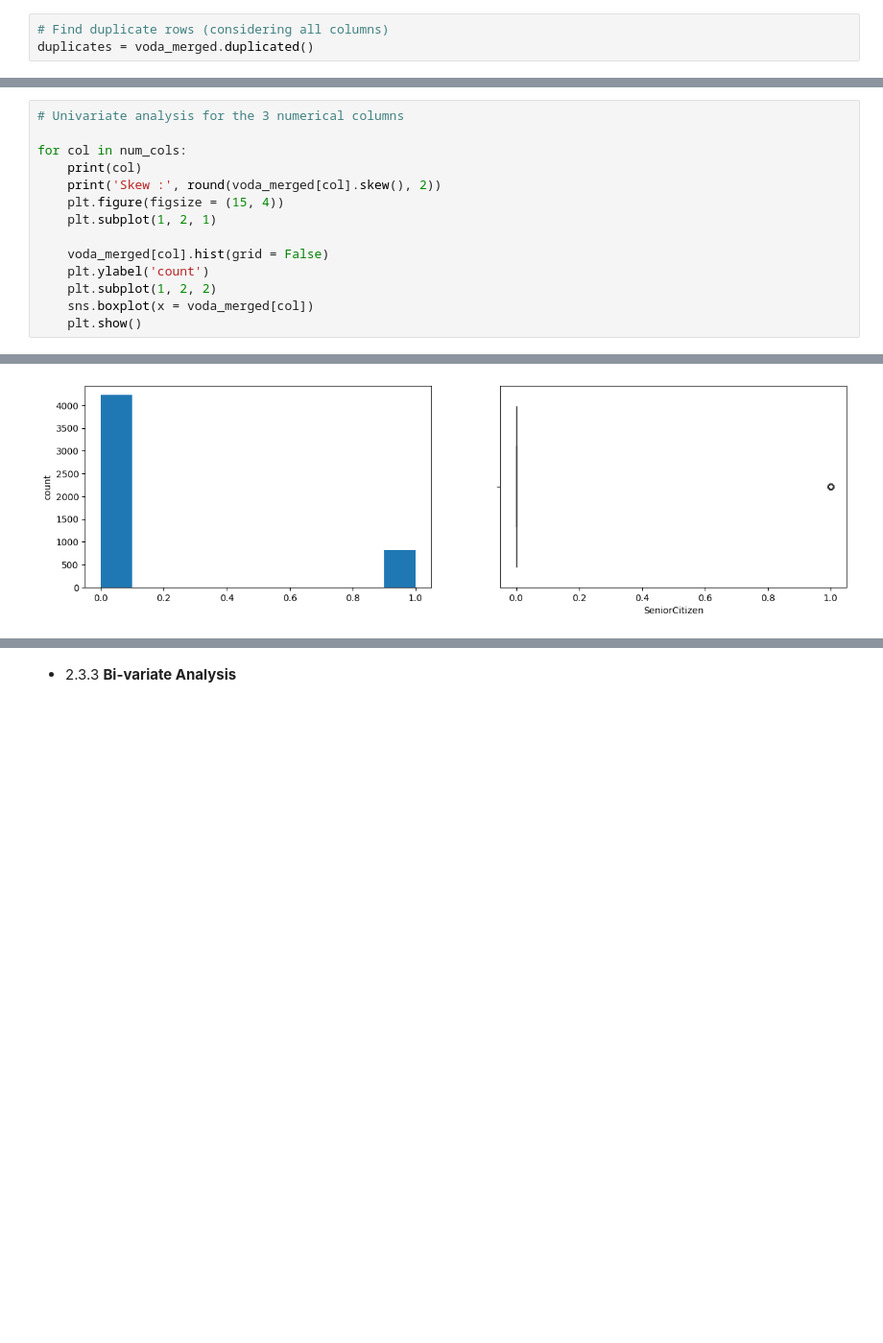
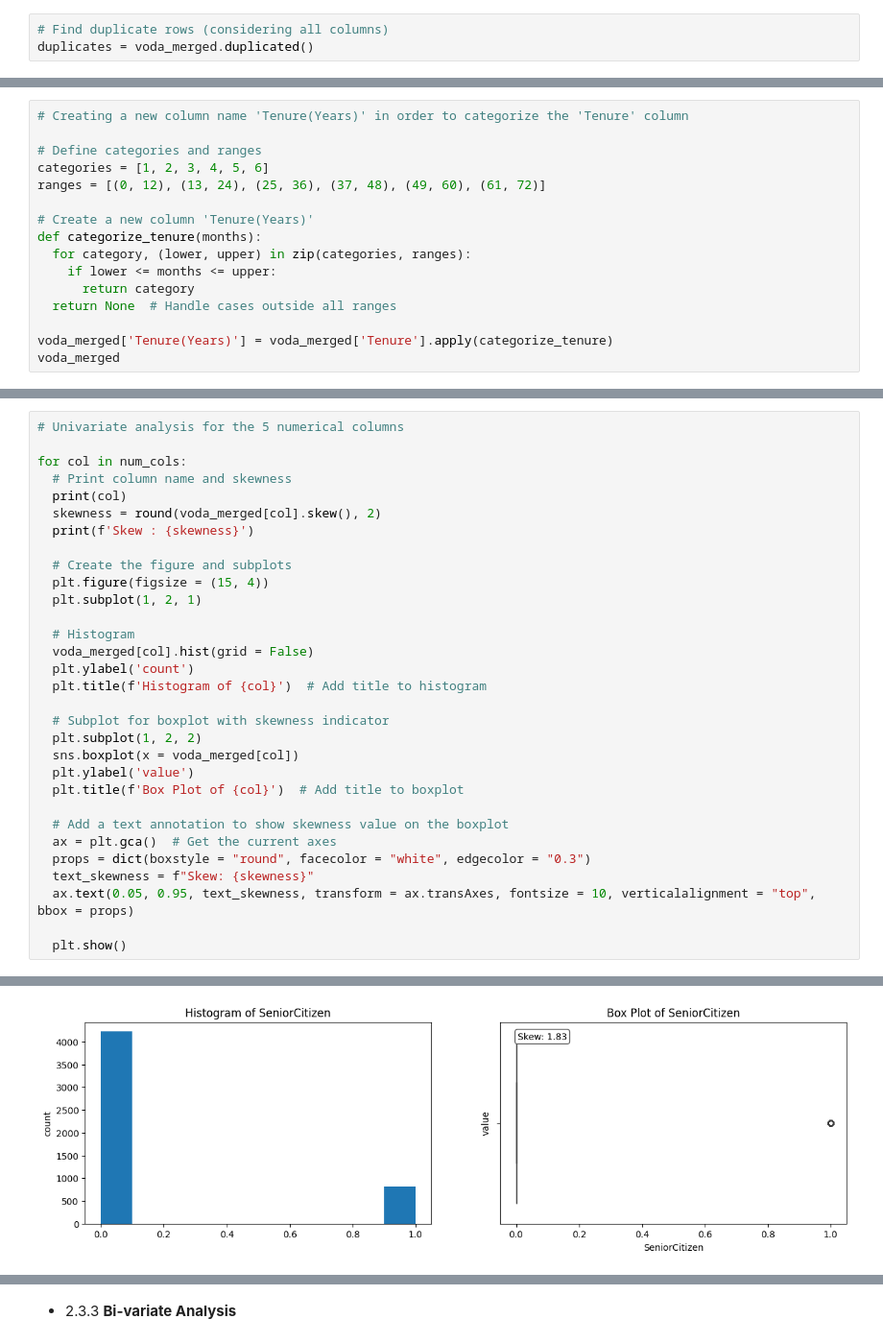
Before and after one commit to BamBamOguns/Customer-Churn-Prediction-Vodafone-Corporation-, a Jupyter notebook: notebooks/main.ipynb, the cells around one changed output, grey strips where cells are left out. Shown at 96% size. Saved outputs shown, nothing was run; the diff lists cells and outputs as text; blank space fills up the shorter version.

```diff
--- a/notebooks/main.ipynb
+++ b/notebooks/main.ipynb
@@ -441,0 +549,16 @@ voda_merged.describe(include='all').T
+# %%
+# Creating a new column name 'Tenure(Years)' in order to categorize the 'Tenure' column
+
+# Define categories and ranges
+categories = [1, 2, 3, 4, 5, 6]
+ranges = [(0, 12), (13, 24), (25, 36), (37, 48), (49, 60), (61, 72)]
+
+# Create a new column 'Tenure(Years)'
+def categorize_tenure(months):
+  for category, (lower, upper) in zip(categories, ranges):
+    if lower <= months <= upper:
+      return category
+  return None  # Handle cases outside all ranges
+
+voda_merged['Tenure(Years)'] = voda_merged['Tenure'].apply(categorize_tenure)
+voda_merged
@@ -464,20 +601,37 @@ Numerical Variables:
 # %%
-# Univariate analysis for the 3 numerical columns
+# Univariate analysis for the 5 numerical columns
 
 for col in num_cols:
-    print(col)
-    print('Skew :', round(voda_merged[col].skew(), 2))
-    plt.figure(figsize = (15, 4))
-    plt.subplot(1, 2, 1)
+  # Print column name and skewness
+  print(col)
+  skewness = round(voda_merged[col].skew(), 2)
+  print(f'Skew : {skewness}')
 
-    voda_merged[col].hist(grid = False)
-    plt.ylabel('count')
-    plt.subplot(1, 2, 2)
-    sns.boxplot(x = voda_merged[col])
-    plt.show()
+  # Create the figure and subplots
+  plt.figure(figsize = (15, 4))
+  plt.subplot(1, 2, 1)
+
+  # Histogram
+  voda_merged[col].hist(grid = False)
+  plt.ylabel('count')
+  plt.title(f'Histogram of {col}')  # Add title to histogram
+
+  # Subplot for boxplot with skewness indicator
+  plt.subplot(1, 2, 2)
+  sns.boxplot(x = voda_merged[col])
+  plt.ylabel('value')
+  plt.title(f'Box Plot of {col}')  # Add title to boxplot
+
+  # Add a text annotation to show skewness value on the boxplot
+  ax = plt.gca()  # Get the current axes
+  props = dict(boxstyle = "round", facecolor = "white", edgecolor = "0.3")
+  text_skewness = f"Skew: {skewness}"
+  ax.text(0.05, 0.95, text_skewness, transform = ax.transAxes, fontsize = 10, verticalalignment = "top", bbox = props)
+
+  plt.show()
 # %% [output]
 SeniorCitizen
 Skew : 1.83
-[figure, old version]
+[figure, new version]
 Tenure
 Skew : 0.23
```
Also changed, not shown: parts of 27 cells of this notebook.
